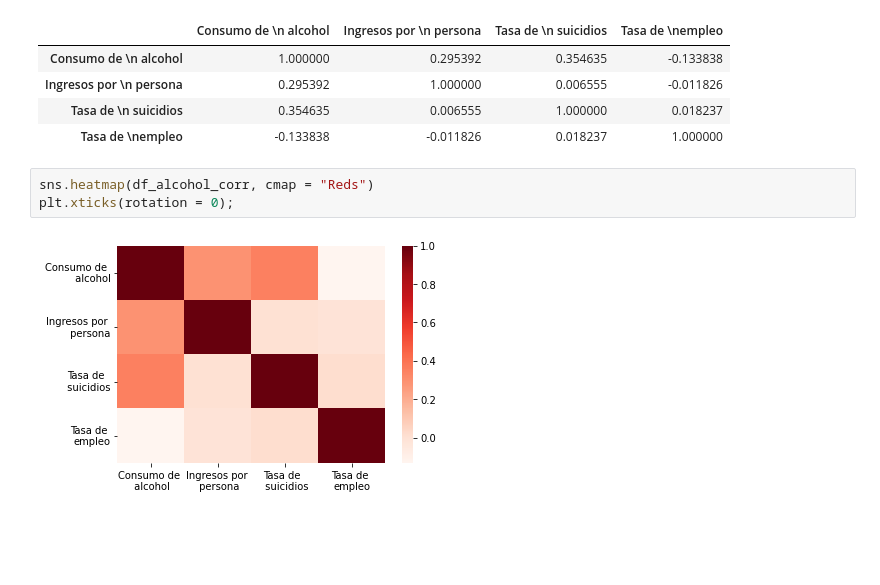
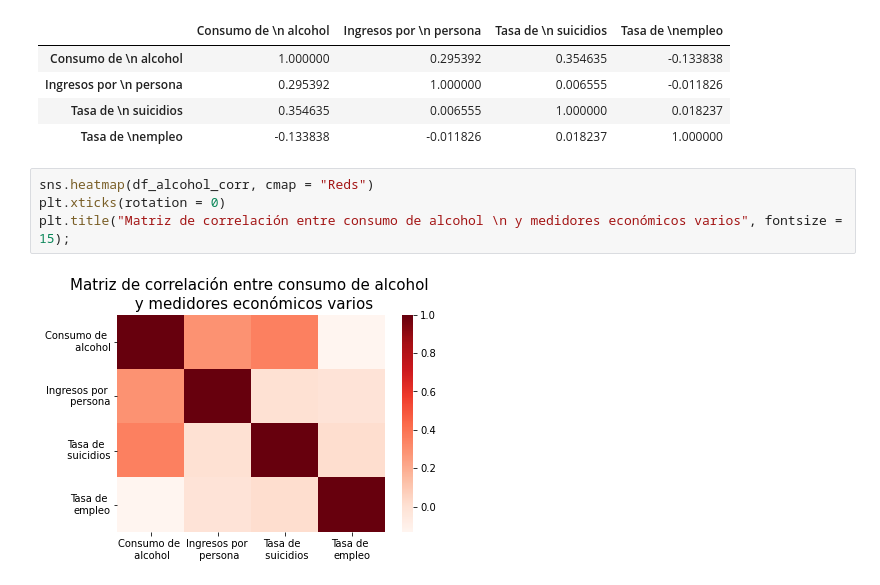
Before and after one commit to Nacho2904/orga_de_datos, a Jupyter notebook: tp_1.ipynb, the cells around one changed output. Saved outputs shown, nothing was run; the diff lists cells and outputs as text; blank space fills up the shorter version.

```diff
--- a/tp_1.ipynb
+++ b/tp_1.ipynb
@@ -1604,6 +1575,7 @@ df_alcohol_corr
 | Tasa de \nempleo | -0.133838 | -0.011826 | 0.018237 | 1.000000 |
 # %%
 sns.heatmap(df_alcohol_corr, cmap = "Reds")
-plt.xticks(rotation = 0);
+plt.xticks(rotation = 0)
+plt.title("Matriz de correlación entre consumo de alcohol \n y medidores económicos varios", fontsize = 15);
 # %% [output]
-[figure, old version]
+[figure, new version]
```
Also changed, not shown: parts of 10 cells of this notebook.
